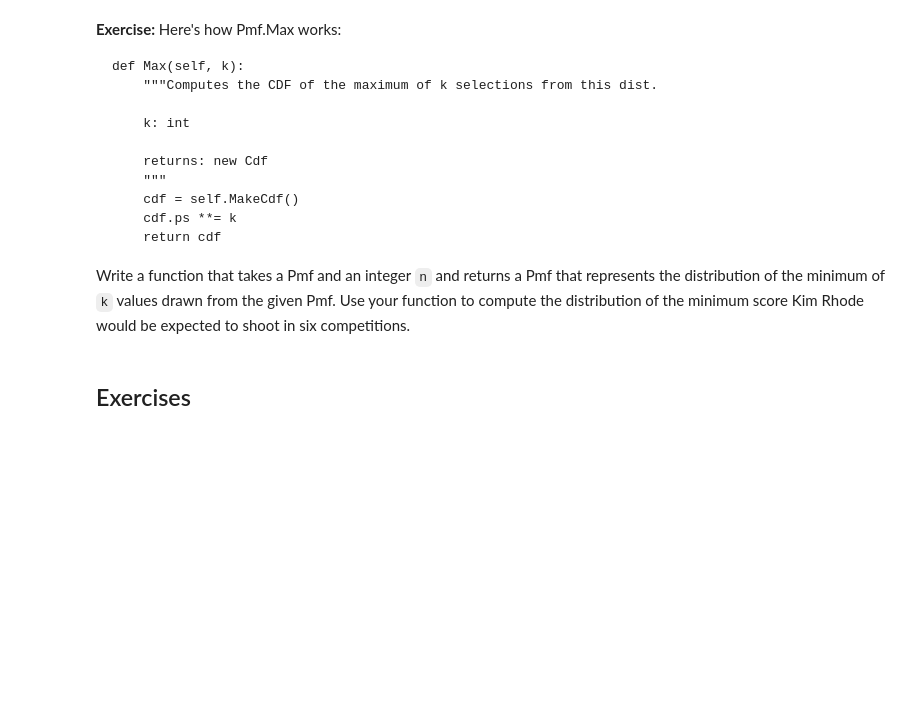
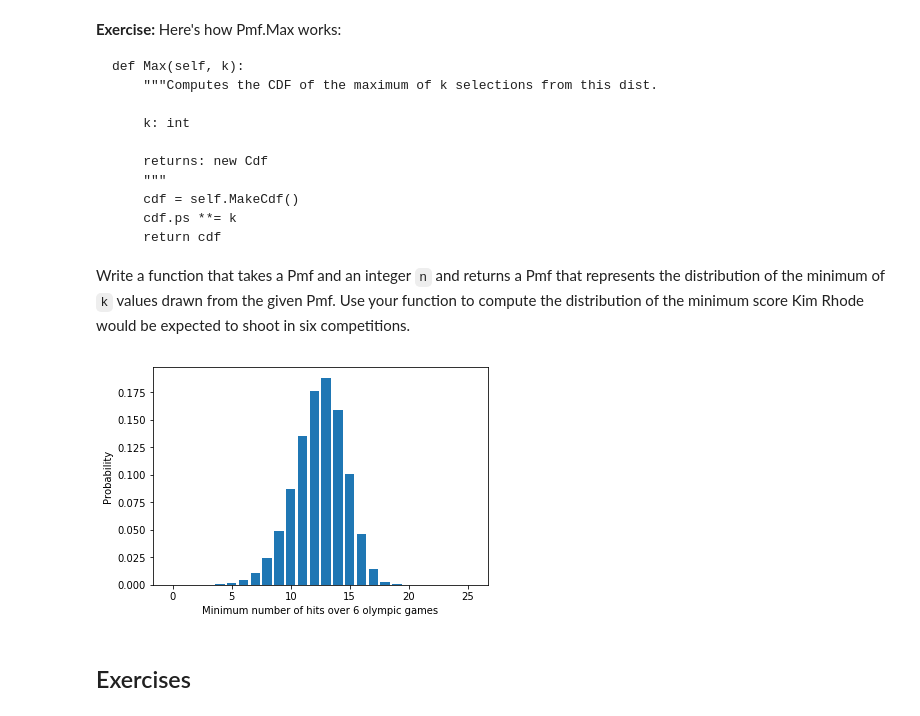
Before and after one commit to alexklibisz/exercises, a Jupyter notebook: think-bayes/chap05.ipynb, the cells around one changed output. Cells and saved outputs as stored; diff of their text form; code cells hidden in the pictures; blank space fills up the shorter version.

```diff
--- a/think-bayes/chap05.ipynb
+++ b/think-bayes/chap05.ipynb
@@ -568,3 +547,19 @@ thinkplot.Hist(pmf)
+# %%
+# This one is a little tough to follow, but the comments should help.
+
+x = mix_pmf_R          # start with P(x)
+x = mix_pmf_R.to_cdf() # convert to P(X <= x)
+x = x.to_ccdf()        # convert to P(X > x)
+x = x ** n_olympics    # convert to P(X > x over k observations)
+x = x.to_ccdf()        # convert to P(X <= x)
+min_pmf_R = x.to_pmf() # convert to P(x)
+
+plt.bar(min_pmf_R.hypos, min_pmf_R.probs)
+plt.xlabel('Minimum number of hits over %d olympic games' % n_olympics)
+plt.ylabel('Probability')
+plt.show()
+# %% [output]
+[figure, added]
 # %% [markdown]
 ## Exercises
 # %% [markdown]
```
Also changed, not shown: parts of 23 cells of this notebook, 1 other file.
